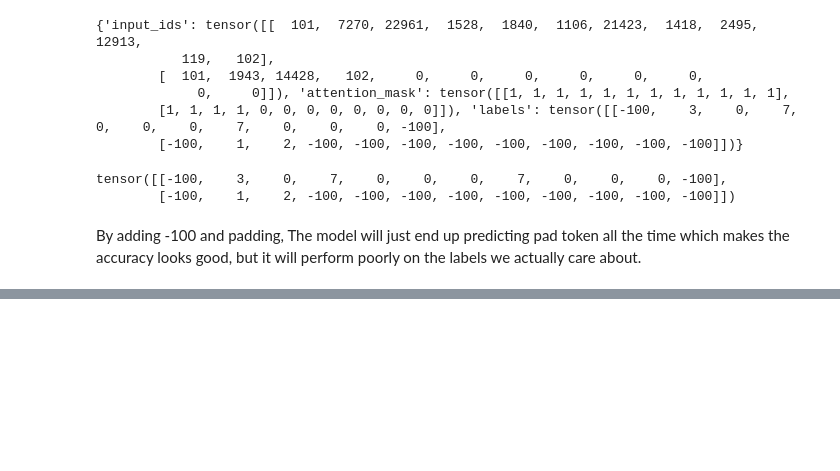
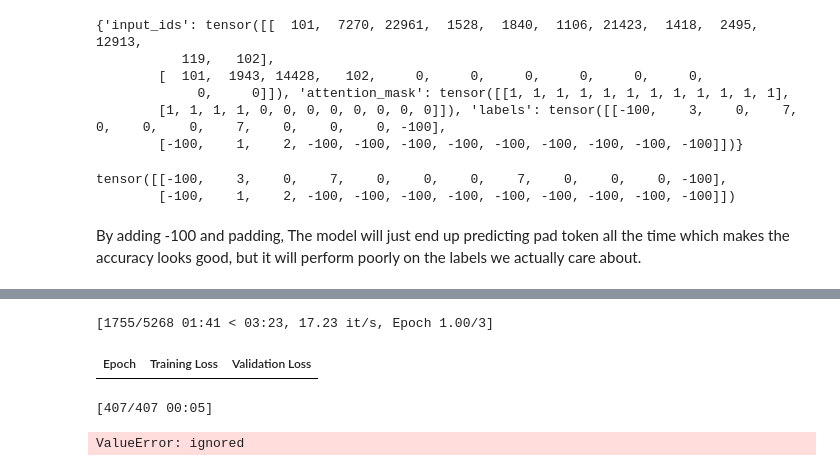
Before and after one commit to soodeh-nilforoushan/NLP-Transformers, a Jupyter notebook: 6_Advanced_NER.ipynb, the cells around one changed output, grey strips where cells are left out. Drawn from its saved outputs; the diff is of its cells as text; code cells hidden in the pictures; blank space fills up the shorter version.

```diff
--- a/6_Advanced_NER.ipynb
+++ b/6_Advanced_NER.ipynb
@@ -353,0 +405,5 @@ Successfully installed seqeval-1.2.2
+# %%
+id2label={k: v for k,v in enumerate(label_name)}
+print(id2label)
+print(label_name)
+label2id={v:k for k,v in id2label.items()}
@@ -353,0 +413,8 @@ Successfully installed seqeval-1.2.2
+# %%
+from transformers import AutoModelForTokenClassification
+
+model=AutoModelForTokenClassification.from_pretrained(
+    checkpoint,
+    id2label=id2label,
+    label2id=label2id,
+)
@@ -353,0 +447,31 @@ Successfully installed seqeval-1.2.2
+# %%
+from transformers import TrainingArguments
+
+training_args=TrainingArguments(
+    "distilbert-finetuned-ner",
+    evaluation_strategy="epoch",
+    save_strategy="epoch",
+    learning_rate=2e-5,
+    num_train_epochs=3,
+    weight_decay=0.01,
+)
+# %%
+from transformers import Trainer
+#we are using data_collator, since the hugging face library does not use the correct version by default
+
+trainer=Trainer(
+    model=model,
+    args=training_args,
+    train_dataset=tokenized_dataset["train"],
+    eval_dataset=tokenized_dataset["validation"],
+    data_collator=data_collator,
+    compute_metrics=compute_metrics,
+    tokenizer=tokenizer,
+)
+# %%
+trainer.train()
+# %% [output]
+[1755/5268 01:41 < 03:23, 17.23 it/s, Epoch 1.00/3]
+| Epoch | Training Loss | Validation Loss |
+[407/407 00:05]
+ValueError: ignored
```
Also changed, not shown: parts of 15 cells of this notebook.
